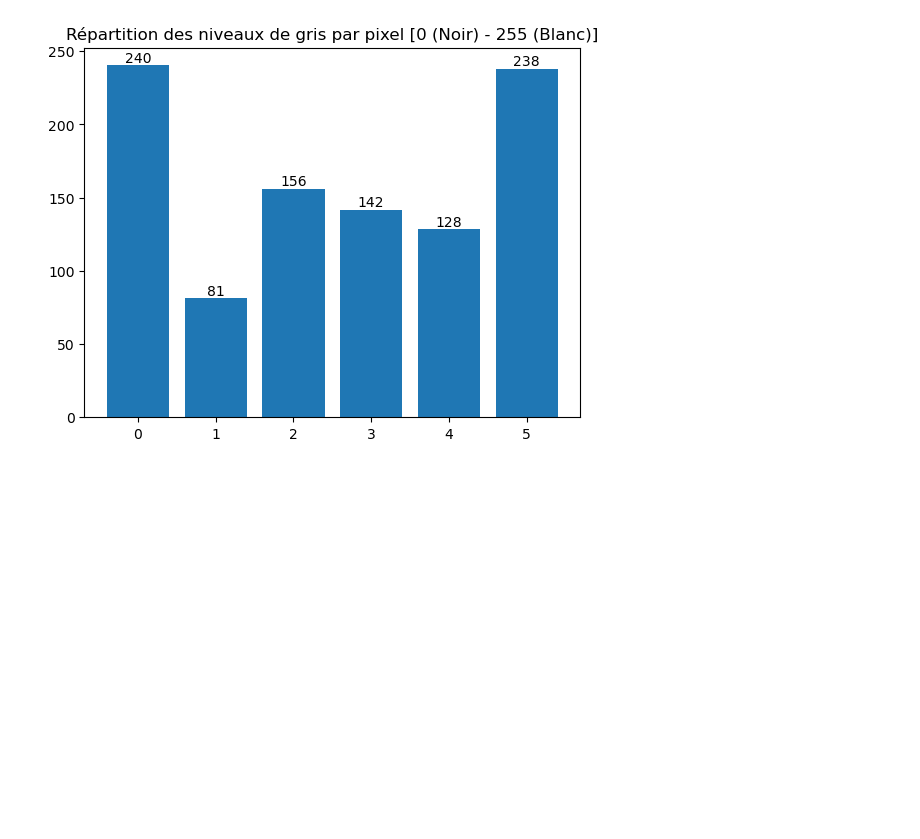
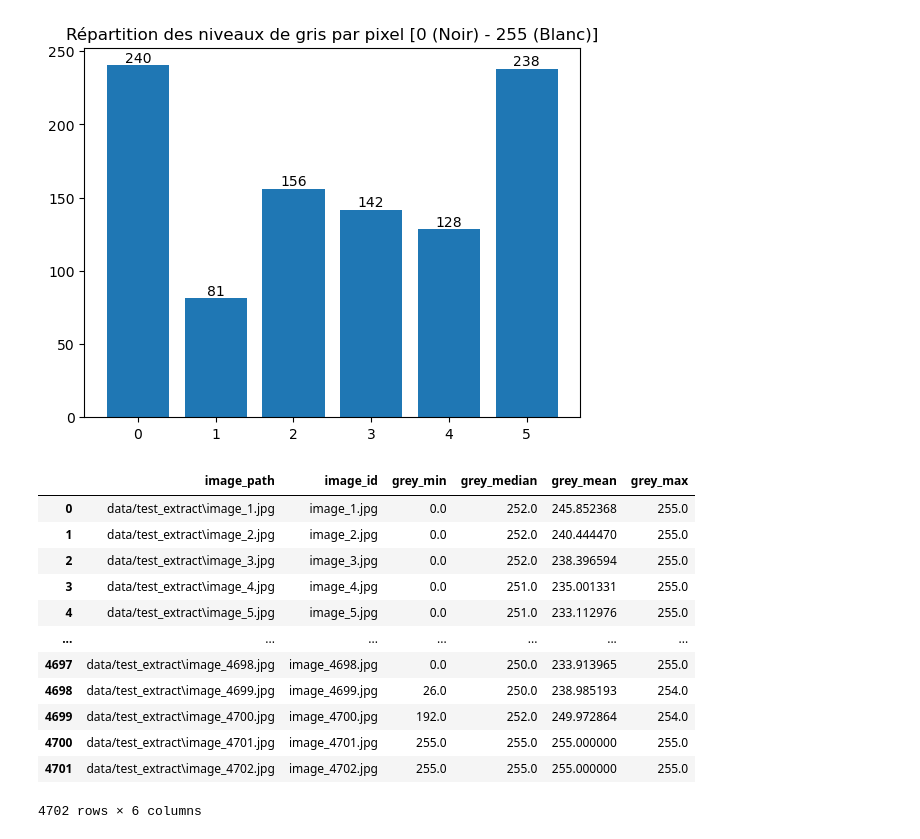
Before and after one commit to bcompere/cesds_module4_donnees_multimedia, a Jupyter notebook: variations_img.ipynb, the cells around one changed output. Drawn from its saved outputs; the diff is of its cells as text; code cells hidden in the pictures; blank space fills up the shorter version.

Commit message:
Mise en data frame pandas des indicateurs (greys)
Cela permettra d'utiliser des techniques classiques de ML

```diff
--- a/variations_img.ipynb
+++ b/variations_img.ipynb
@@ -33,19 +33,26 @@ plt.show()
 # %% [output]
 [figure]
 # %%
-# courtesy from Mark Byers & Jeff Atwood
-# https://stackoverflow.com/questions/2669059/how-to-sort-alpha-numeric-set-in-python
+def sort_alphanum( l: list ) -> list:
+    """ Sort the given iterable in the way that humans expect.
+    courtesy from Mark Byers & Jeff Atwood
+    https://stackoverflow.com/questions/2669059/how-to-sort-alpha-numeric-set-in-python
 
-import re
+    Args:
+        l (list): liste alphanumérique à ordonner
 
-def sorted_nicely( l ):
-    """ Sort the given iterable in the way that humans expect."""
+    Returns:
+        list: liste arrangée par ordre alphanumérique.
+    """
+
+    import re
+
     convert = lambda text: int(text) if text.isdigit() else text
     alphanum_key = lambda key: [ convert(c) for c in re.split('([0-9]+)', key) ]
     return sorted(l, key = alphanum_key)
 
 
-images_list = sorted_nicely(glob("data/images_tests/*"))
+images_list = sort_alphanum(glob("data/images_tests/*"))
 # %%
 tt = np.array( [cv2.imread(x) for x in images_list] )[:,:,:,::-1] # meilleur performance à reordonner les BGR en RGB avec ::-1
 tt.shape # 6 images * 256 * 320 * 3
@@ -89,3 +96,38 @@ for i,j in enumerate(grey_means):
 plt.show()
 # %% [output]
 [figure]
+# %%
+from os import listdir
+import pandas as pd
+import numpy as np
+
+# df = pd.DataFrame({"image_id": sort_alphanum( listdir("data/test_extract") )} ).assign(grey_mean = np.random.randint(0, 255, 4702))
+# path = "data/images_tests"
+path = "data/test_extract"
+df = pd.DataFrame({"image_path": sort_alphanum( glob(f"{path}/*.jpg") ), "image_id": sort_alphanum( listdir(path) ) } )
+
+# --- on calcule pour chaques images la projection sur le plan gris de chaques pixels : 256*320*3 --> 256*320(*1)
+greys = df.image_path.apply(lambda x: cv2.cvtColor(cv2.imread( x ), cv2.COLOR_BGR2GRAY) )
+# greys.apply(lambda x: x.shape)
+
+greys_stat = greys.apply(lambda x: pd.Series( (np.min(x), np.median(x), np.mean(x), np.max(x)), index = ["grey_min", "grey_median", "grey_mean", "grey_max"] ) )
+
+# --- on assemble les résultats ensuite avec pd.concat (plus optimisé que la création une à une des colonnes dans df)
+# --- ce code met ~18s à tourner sur l'ensemble des 4 708 images
+df = pd.concat([df, greys_stat], axis=1)
+del greys_stat, greys
+df
+# %% [output]
+|  | image_path | image_id | grey_min | grey_median | grey_mean | grey_max |
+| 0 | data/test_extract\image_1.jpg | image_1.jpg | 0.0 | 252.0 | 245.852368 | 255.0 |
+| 1 | data/test_extract\image_2.jpg | image_2.jpg | 0.0 | 252.0 | 240.444470 | 255.0 |
+| 2 | data/test_extract\image_3.jpg | image_3.jpg | 0.0 | 252.0 | 238.396594 | 255.0 |
+| 3 | data/test_extract\image_4.jpg | image_4.jpg | 0.0 | 251.0 | 235.001331 | 255.0 |
+| 4 | data/test_extract\image_5.jpg | image_5.jpg | 0.0 | 251.0 | 233.112976 | 255.0 |
+| ... | ... | ... | ... | ... | ... | ... |
+| 4697 | data/test_extract\image_4698.jpg | image_4698.jpg | 0.0 | 250.0 | 233.913965 | 255.0 |
+| 4698 | data/test_extract\image_4699.jpg | image_4699.jpg | 26.0 | 250.0 | 238.985193 | 254.0 |
+| 4699 | data/test_extract\image_4700.jpg | image_4700.jpg | 192.0 | 252.0 | 249.972864 | 254.0 |
+| 4700 | data/test_extract\image_4701.jpg | image_4701.jpg | 255.0 | 255.0 | 255.000000 | 255.0 |
+| 4701 | data/test_extract\image_4702.jpg | image_4702.jpg | 255.0 | 255.0 | 255.000000 | 255.0 |
+4702 rows × 6 columns
```
